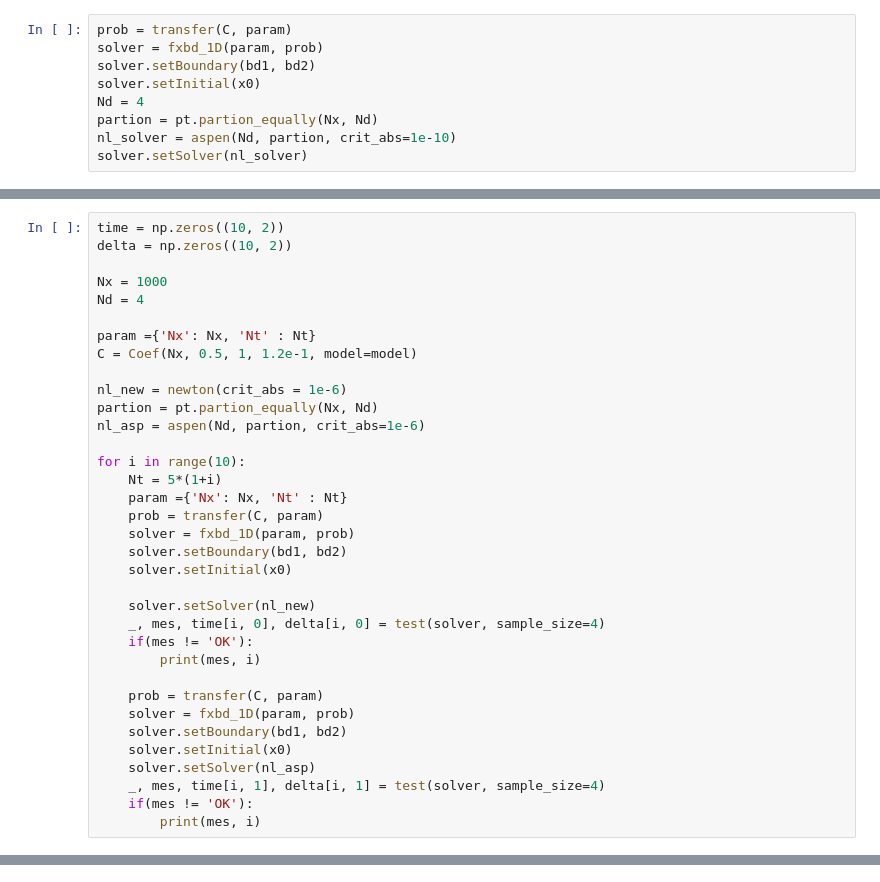
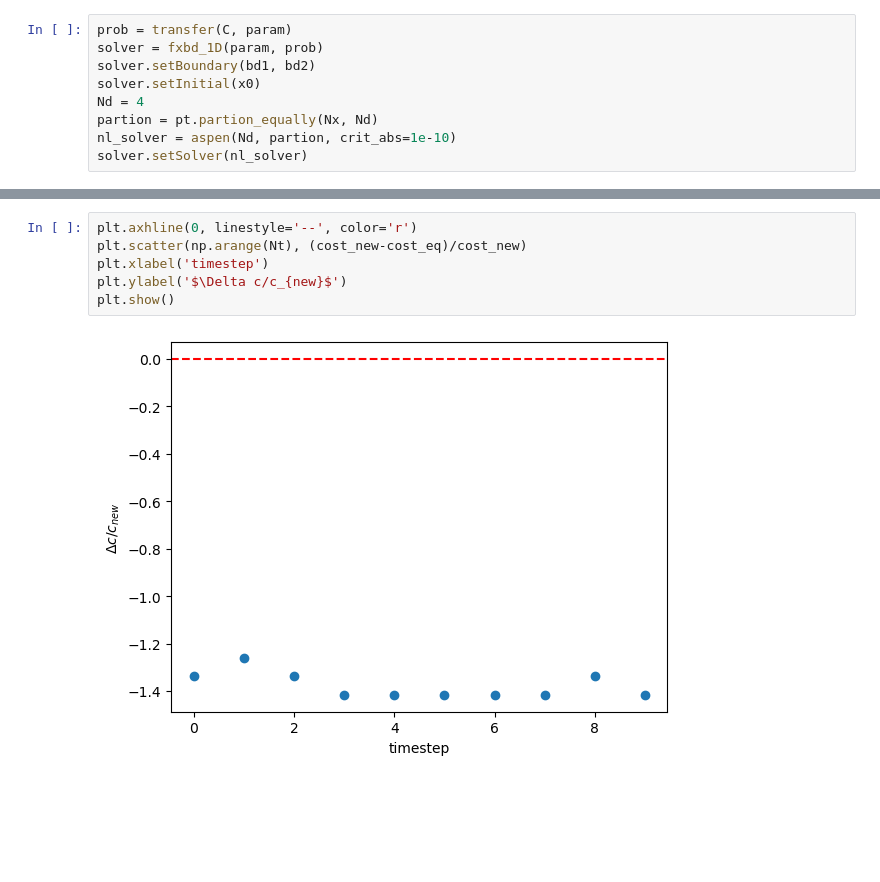
Before and after one commit to animih/aspen-study, a Jupyter notebook: hb_eq_test.ipynb, the cells around one changed output, grey strips where cells are left out. Cells and saved outputs as stored; diff of their text form; blank space fills up the shorter version.

```diff
--- a/hb_eq_test.ipynb
+++ b/hb_eq_test.ipynb
@@ -109,35 +113,0 @@ aspen : 11.327965259552002
-# %%
-time = np.zeros((10, 2))
-delta = np.zeros((10, 2))
-
-Nx = 1000
-Nd = 4
-
-param ={'Nx': Nx, 'Nt' : Nt}
-C = Coef(Nx, 0.5, 1, 1.2e-1, model=model)
-
-nl_new = newton(crit_abs = 1e-6)
-partion = pt.partion_equally(Nx, Nd)
-nl_asp = aspen(Nd, partion, crit_abs=1e-6)
-
-for i in range(10):
-    Nt = 5*(1+i)
-    param ={'Nx': Nx, 'Nt' : Nt}
-    prob = transfer(C, param)
-    solver = fxbd_1D(param, prob)
-    solver.setBoundary(bd1, bd2)
-    solver.setInitial(x0)
-
-    solver.setSolver(nl_new)
-    _, mes, time[i, 0], delta[i, 0] = test(solver, sample_size=4)
-    if(mes != 'OK'):
-        print(mes, i)
-
-    prob = transfer(C, param)
-    solver = fxbd_1D(param, prob)
-    solver.setBoundary(bd1, bd2)
-    solver.setInitial(x0)
-    solver.setSolver(nl_asp)
-    _, mes, time[i, 1], delta[i, 1] = test(solver, sample_size=4)
-    if(mes != 'OK'):
-        print(mes, i)
@@ -176,0 +114,8 @@ plt.show()
+# %%
+plt.axhline(0, linestyle='--', color='r')
+plt.scatter(np.arange(Nt), (cost_new-cost_eq)/cost_new)
+plt.xlabel('timestep')
+plt.ylabel('$\Delta c/c_{new}$')
+plt.show()
+# %% [output]
+[figure, added]
```
Also changed, not shown: parts of 18 cells of this notebook, 38 other files.
